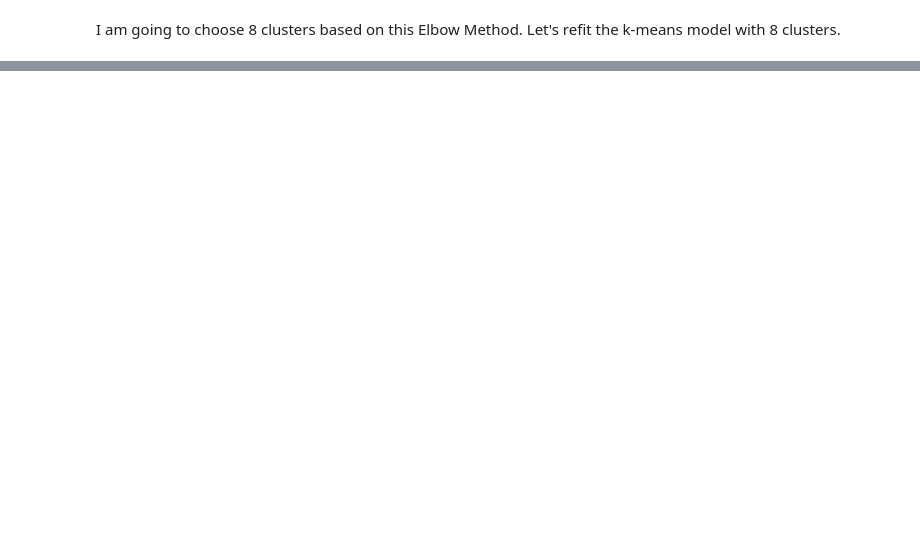
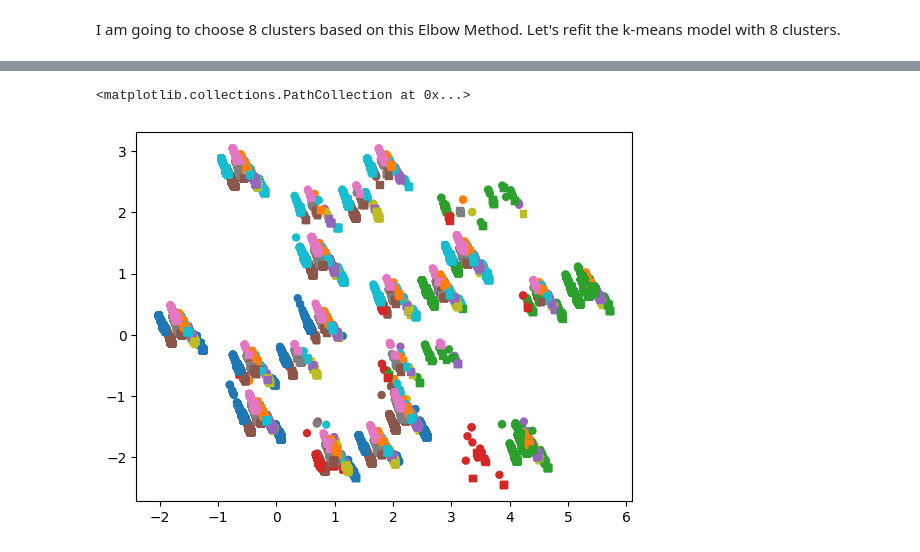
Before and after one commit to C-Shells/D502-Data-Analytics-Capstone, a Jupyter notebook: data_analysis.ipynb, the cells around one changed output, grey strips where cells are left out. Saved outputs shown, nothing was run; the diff lists cells and outputs as text; code cells hidden in the pictures; blank space fills up the shorter version.

```diff
--- a/data_analysis.ipynb
+++ b/data_analysis.ipynb
@@ -1173,0 +1632,36 @@ Silhouette Score: 0.340364346805973
+# %%
+# Define pre and post COVID
+
+df_ml['cluster'] = usa_clusters.labels_
+df_ml['pre_COVID'] = df_ml['yearOfRegistration'] < 2020
+# %%
+
+mask_pre = df_ml['pre_COVID'] == True
+mask_post = df_ml['pre_COVID'] == False
+
+# Visualize the clusters in the PCA space with circles for pre-COVID and squares for post-COVID
+
+# Circles for pre-COVID
+plt.scatter(
+    pca_components_2d[mask_pre, 0],
+    pca_components_2d[mask_pre, 1],
+    c=df_ml.loc[mask_pre,'cluster'],
+    cmap='tab10',
+    marker='o',
+    s=25,
+    label='Pre-COVID'
+)
+
+# Squares for post-COVID
+plt.scatter(
+    pca_components_2d[mask_post, 0],
+    pca_components_2d[mask_post, 1],
+    c=df_ml.loc[mask_post,'cluster'],
+    cmap='tab10',
+    marker='s',
+    s=25,
+    label='Post-COVID'
+)
+# %% [output]
+<matplotlib.collections.PathCollection at 0x...>
+[figure, added]
```
Also changed, not shown: parts of 34 cells of this notebook.
